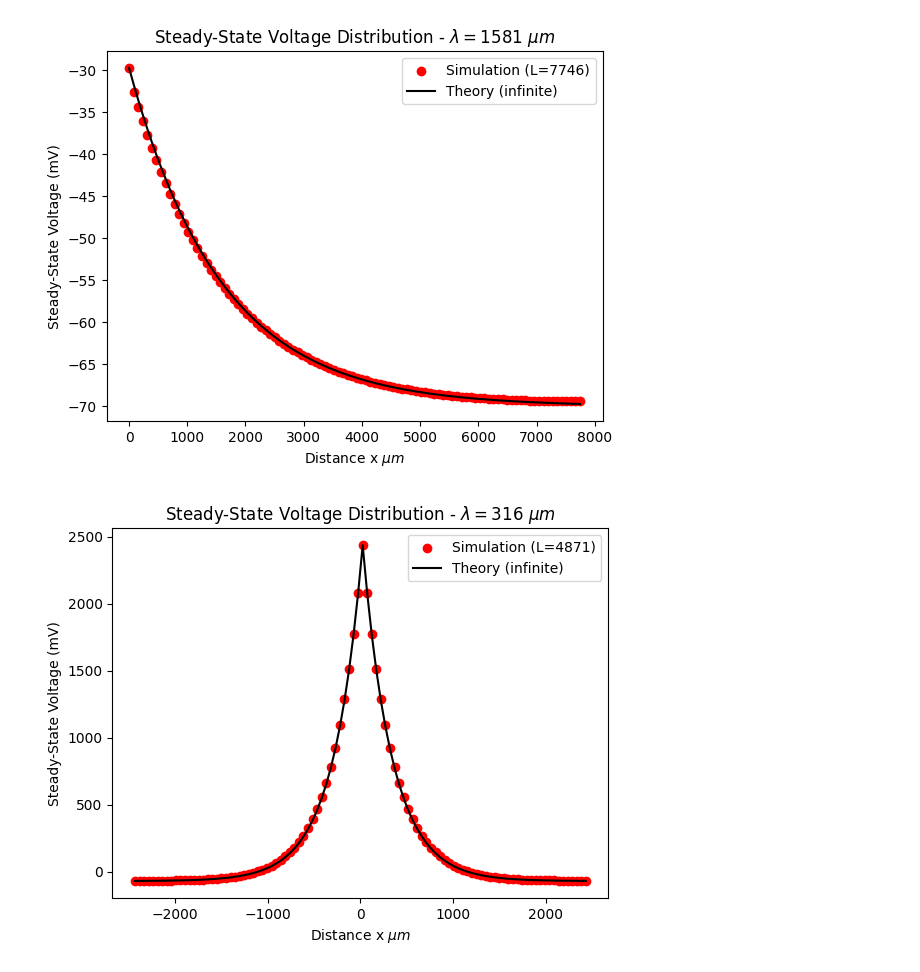
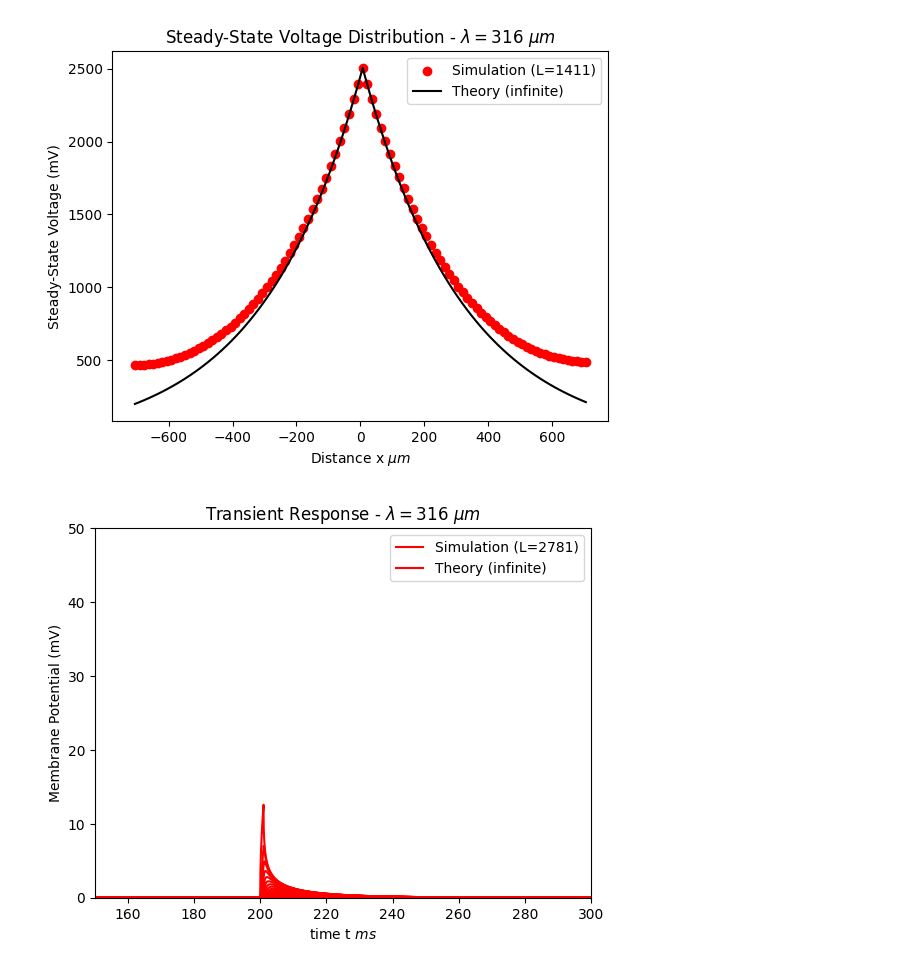
Before and after one commit to mgiugliano/ePhysSignals, a Jupyter notebook: notebooks/Cable_theory.ipynb, the cells around one changed output. Cells and saved outputs as stored; diff of their text form; code cells hidden in the pictures.

```diff
--- a/notebooks/Cable_theory.ipynb
+++ b/notebooks/Cable_theory.ipynb
@@ -71,8 +183,8 @@ h.load_file('stdrun.hoc')         # Standard simulation environment of NEURON
 # see https://www.neuron.yale.edu/neuron/static/docs/units/unitchart.html
 
 
-L = 7746 #@param {type:"slider", min:1, max:10000, step:5}
-a = 5 #@param {type:"slider", min:0.1, max:5, step:0.1}
+L = 1411 #@param {type:"slider", min:1, max:10000, step:5}
+a = 0.2 #@param {type:"slider", min:0.1, max:5, step:0.1}
 
 
 #L  = 10.               # Length   [micrometers]
@@ -108,44 +220,45 @@ for seg in dend:
 t_stop = 1000.  # Duration of the simulation [ms]
 
 # Insert a current generator at one end (i.e. the left one)
-stim        = h.IClamp(dend(0))
+stim        = h.IClamp(dend(0.5))
 stim.delay  = 10       # Delay to onset [ms]
 stim.dur    = t_stop   # Long duration to reach steady state [ms]
 stim.amp    = 1      # Amplitude [nA]
 
 # Let's prepare for recording time (as vector)...
 t = h.Vector().record(h._ref_t)
 # ...and importantly also the membrane potential at multiple locations.
 # Note: locations range from 0 to 1, being a ad hoc, per-section
 # coordinate representing a position on that specific section.
 recording_locations = np.linspace(0, 1, nseg) # Along the dendrite (0 to 1)
 v_recordings = []
 for loc in recording_locations:
     v_recordings.append(h.Vector().record(dend(loc)._ref_v))
 
 # Run the simulation
 h.dt  = dt          # Time step in ms
 h.finitialize(-70)  # Initialize membrane potential
 h.tstop = t_stop    # Set the simulation to stop at 100 ms
 h.run()
 
+m = np.floor(t_stop/dt).astype(int)
 # Extract steady-state voltage, as the last value of each recording
-steady_state_v = [v.x[-1] for v in v_recordings]
+steady_state_v = [vv.x[m] for vv in v_recordings]
 
-theory = [(steady_state_v[0]+70)*np.exp(-k*dx/lmbd)-70 for k in recording_locations]
+theory = [(steady_state_v[int(nseg/2)]+70)*np.exp(-np.abs(k-0.505)*dx/lmbd)-70 for k in recording_locations]
 # Plot the results
 plt.figure()
-plt.scatter(recording_locations*L, steady_state_v, marker='o', color="red")
-plt.plot(recording_locations*L, theory, color="black")
+plt.scatter(recording_locations*L - dx*nseg/2, steady_state_v, marker='o', color="red")
+plt.plot(recording_locations*L - dx*nseg/2, theory, color="black")
 #plt.xlabel('Normalized Distance [$x/\lambda$]')
-plt.xlabel('Distance x $\mu m$')
+plt.xlabel(r'Distance x $\mu m$')
 plt.ylabel('Steady-State Voltage (mV)')
-plt.title('Steady-State Voltage Distribution - $\lambda = {}\ \mu m$'.format(int(100*lmbd)))
+plt.title(r'Steady-State Voltage Distribution - $\lambda = {}\ \mu m$'.format(int(100*lmbd)))
 label = 'Simulation (L={})'.format(L)
 plt.legend([label, 'Theory (infinite)'])
 plt.show()
 # %% [output]
-[figure, old version]
+[figure, new version]
 # %%
 # @title Change the cable length L (and/or the radius). { run: "auto" }
 
@@ -162,7 +275,7 @@ h.load_file('stdrun.hoc')         # Standard simulation environment of NEURON
 # see https://www.neuron.yale.edu/neuron/static/docs/units/unitchart.html
 
 
-L = 4871 #@param {type:"slider", min:1, max:10000, step:5}
+L = 2781 #@param {type:"slider", min:1, max:10000, step:5}
 a = 0.2 #@param {type:"slider", min:0.1, max:5, step:0.1}
 
 
@@ -193,16 +306,16 @@ dend.cm = c                # Mem capacitance  [microfarads/cm^2]
 dend.insert('pas')
 for seg in dend:
     seg.pas.g = (1./rm)  # Leak conductance [siemens/cm^2]
-    seg.pas.e = -70      # Reversal potential [mV]
+    seg.pas.e = 0      # Reversal potential [mV]
 #----------------------------------------------------------------------------
 
-t_stop = 1000.  # Duration of the simulation [ms]
+t_stop = 300.  # Duration of the simulation [ms]
 
 # Insert a current generator at one end (i.e. the left one)
-stim        = h.IClamp(dend(0.5))
-stim.delay  = 10       # Delay to onset [ms]
-stim.dur    = t_stop   # Long duration to reach steady state [ms]
-stim.amp    = 1      # Amplitude [nA]
+stim        = h.IClamp(dend(0.))
+stim.delay  = 200       # Delay to onset [ms]
+stim.dur    = 1   # Long duration to reach steady state [ms]
+stim.amp    = 0.01      # Amplitude [nA]
 
 # Let's prepare for recording time (as vector)...
 t = h.Vector().record(h._ref_t)
@@ -216,24 +329,26 @@ for loc in recording_locations:
 
 # Run the simulation
 h.dt  = dt          # Time step in ms
-h.finitialize(-70)  # Initialize membrane potential
+h.finitialize(0)  # Initialize membrane potential
 h.tstop = t_stop    # Set the simulation to stop at 100 ms
 h.run()
 
+#m = np.floor(t_stop/dt).astype(int)
 # Extract steady-state voltage, as the last value of each recording
-steady_state_v = [v.x[-1] for v in v_recordings]
+#steady_state_v = [vv.x[m] for vv in v_recordings]
 
-theory = [(steady_state_v[int(nseg/2)]+70)*np.exp(-np.abs(k-0.505)*dx/lmbd)-70 for k in recording_locations]
 # Plot the results
 plt.figure()
-plt.scatter(recording_locations*L - dx*nseg/2, steady_state_v, marker='o', color="red")
-plt.plot(recording_locations*L - dx*nseg/2, theory, color="black")
+for v in v_recordings:
+    plt.plot(t, v.x, color="red")
 #plt.xlabel('Normalized Distance [$x/\lambda$]')
-plt.xlabel('Distance x $\mu m$')
-plt.ylabel('Steady-State Voltage (mV)')
-plt.title('Steady-State Voltage Distribution - $\lambda = {}\ \mu m$'.format(int(100*lmbd)))
+plt.xlabel(r'time t $ms$')
+plt.ylabel('Membrane Potential (mV)')
+plt.ylim(0,50)
+plt.xlim(150,300)
+plt.title(r'Transient Response - $\lambda = {}\ \mu m$'.format(int(100*lmbd)))
 label = 'Simulation (L={})'.format(L)
 plt.legend([label, 'Theory (infinite)'])
 plt.show()
 # %% [output]
-[figure, old version]
+[figure, new version]
```
Also changed, not shown: parts of 5 cells of this notebook.
